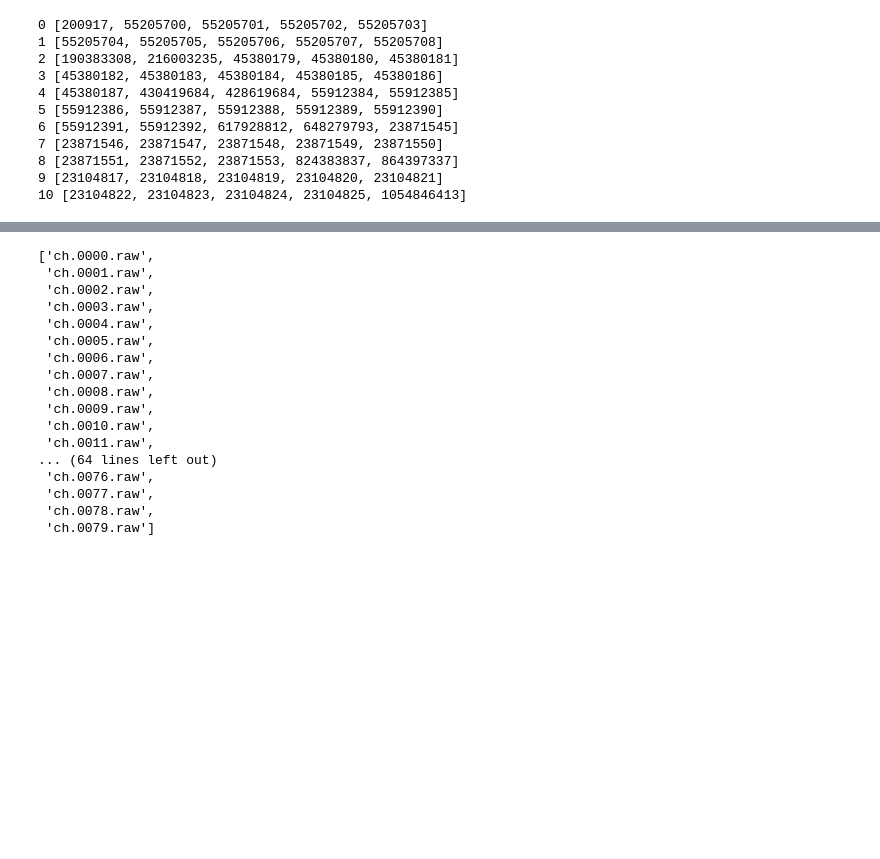
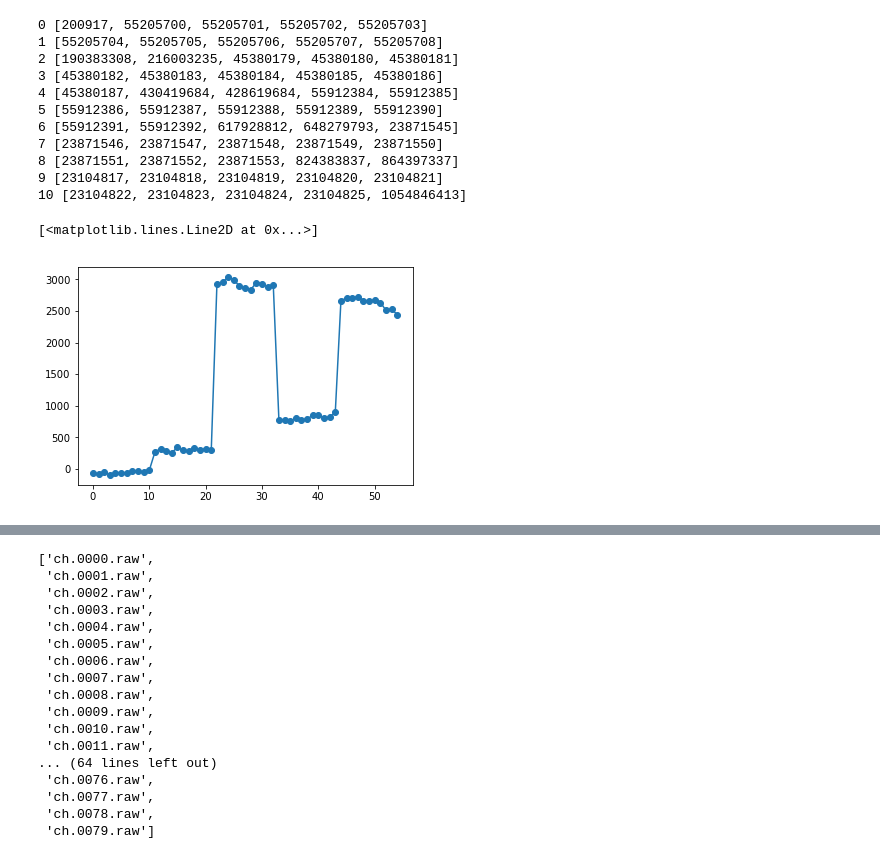
Before and after one commit to kemerelab/jagular, a Jupyter notebook: temp/filtering.ipynb, the cells around one changed output, grey strips where cells are left out. Saved outputs shown, nothing was run; the diff lists cells and outputs as text; code cells hidden in the pictures; blank space fills up the shorter version.

```diff
--- a/temp/filtering.ipynb
+++ b/temp/filtering.ipynb
@@ -94,3 +94,11 @@ for ii, (ts, ch_data) in enumerate(jfm.read_stitched_files(block_size=5)):
 8 [23871551, 23871552, 23871553, 824383837, 864397337]
 9 [23104817, 23104818, 23104819, 23104820, 23104821]
 10 [23104822, 23104823, 23104824, 23104825, 1054846413]
+# %%
+# load unfiltered data ASSUMING CONTINUOUS
+fmt='<i'
+x = np.fromfile('2017-05-31_16-11-39_ch.00.raw', dtype=np.int16)
+plt.plot(x, marker='o')
+# %% [output]
+[<matplotlib.lines.Line2D at 0x...>]
+[figure, added]
```
Also changed, not shown: parts of 6 cells of this notebook, 2 other files.
